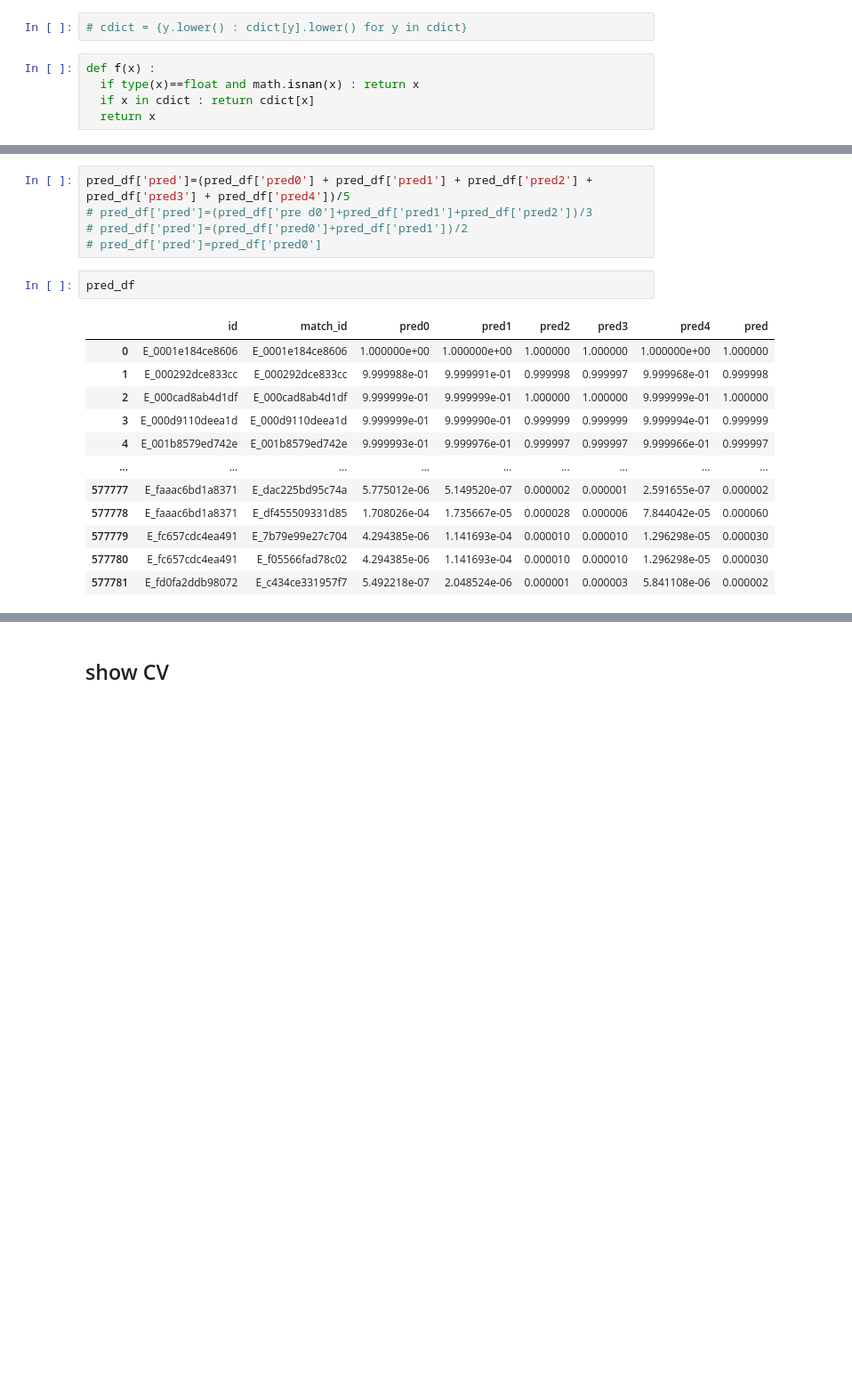
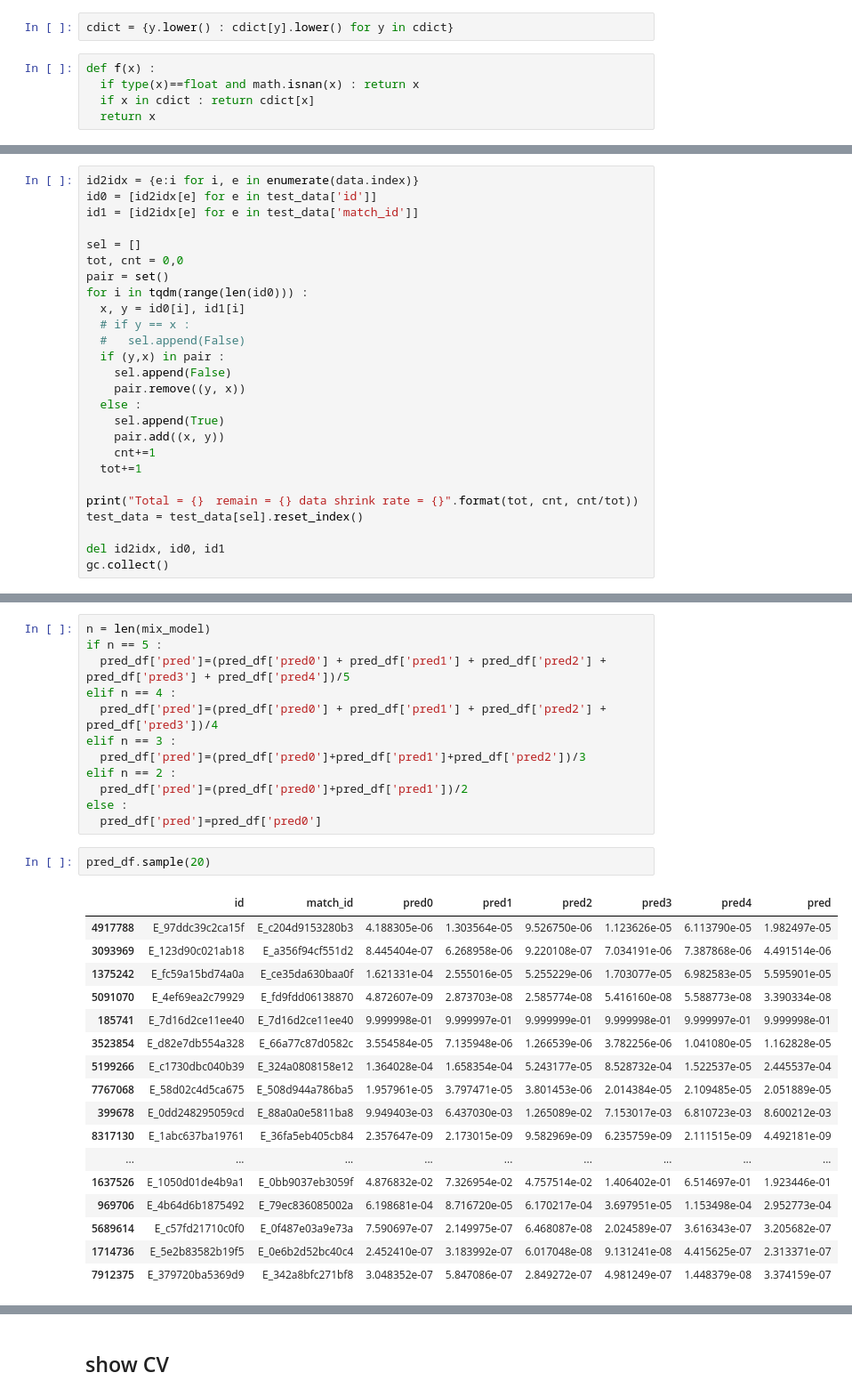
Before and after one commit to aruaru0/Foursquare-Location-Matching, a Jupyter notebook: FourSqure_CV確認.ipynb, the cells around one changed output, grey strips where cells are left out. Shown: that part at 89% size. Cells and saved outputs as stored; diff of their text form; blank space fills up the shorter version.

```diff
--- a/FourSqure_CV確認.ipynb
+++ b/FourSqure_CV確認.ipynb
@@ -1610,5 +1167,5 @@ cdict =  {'ATMs': 'Banks',
 # %%
-# cdict = {y.lower() : cdict[y].lower() for y in cdict}
+cdict = {y.lower() : cdict[y].lower() for y in cdict}
 # %%
 def f(x) :
   if type(x)==float and math.isnan(x) : return x
@@ -1710,0 +1347,26 @@ Num of test data: 577782
+# %%
+id2idx = {e:i for i, e in enumerate(data.index)}
+id0 = [id2idx[e] for e in test_data['id']]
+id1 = [id2idx[e] for e in test_data['match_id']]
+
+sel = []
+tot, cnt = 0,0
+pair = set()
+for i in tqdm(range(len(id0))) :
+  x, y = id0[i], id1[i]
+  # if y == x :
+  #   sel.append(False)
+  if (y,x) in pair :
+    sel.append(False)
+    pair.remove((y, x))
+  else :
+    sel.append(True)
+    pair.add((x, y))
+    cnt+=1
+  tot+=1
+
+print("Total = {}　remain = {} data shrink rate = {}".format(tot, cnt, cnt/tot))
+test_data = test_data[sel].reset_index()
+
+del id2idx, id0, id1
+gc.collect()
@@ -1854,20 +1523,32 @@ pred_df
 # %%
-pred_df['pred']=(pred_df['pred0'] + pred_df['pred1'] + pred_df['pred2'] + pred_df['pred3'] + pred_df['pred4'])/5
-# pred_df['pred']=(pred_df['pre d0']+pred_df['pred1']+pred_df['pred2'])/3
-# pred_df['pred']=(pred_df['pred0']+pred_df['pred1'])/2
-# pred_df['pred']=pred_df['pred0']
+n = len(mix_model)
+if n == 5 :
+  pred_df['pred']=(pred_df['pred0'] + pred_df['pred1'] + pred_df['pred2'] + pred_df['pred3'] + pred_df['pred4'])/5
+elif n == 4 :
+  pred_df['pred']=(pred_df['pred0'] + pred_df['pred1'] + pred_df['pred2'] + pred_df['pred3'])/4
+elif n == 3 :
+  pred_df['pred']=(pred_df['pred0']+pred_df['pred1']+pred_df['pred2'])/3
+elif n == 2 :
+  pred_df['pred']=(pred_df['pred0']+pred_df['pred1'])/2
+else :
+  pred_df['pred']=pred_df['pred0']
 # %%
-pred_df
+pred_df.sample(20)
 # %% [output]
 |  | id | match_id | pred0 | pred1 | pred2 | pred3 | pred4 | pred |
-| 0 | E_0001e184ce8606 | E_0001e184ce8606 | 1.000000e+00 | 1.000000e+00 | 1.000000 | 1.000000 | 1.000000e+00 | 1.000000 |
-| 1 | E_000292dce833cc | E_000292dce833cc | 9.999988e-01 | 9.999991e-01 | 0.999998 | 0.999997 | 9.999968e-01 | 0.999998 |
-| 2 | E_000cad8ab4d1df | E_000cad8ab4d1df | 9.999999e-01 | 9.999999e-01 | 1.000000 | 1.000000 | 9.999999e-01 | 1.000000 |
-| 3 | E_000d9110deea1d | E_000d9110deea1d | 9.999999e-01 | 9.999990e-01 | 0.999999 | 0.999999 | 9.999994e-01 | 0.999999 |
-| 4 | E_001b8579ed742e | E_001b8579ed742e | 9.999993e-01 | 9.999976e-01 | 0.999997 | 0.999997 | 9.999966e-01 | 0.999997 |
+| 4917788 | E_97ddc39c2ca15f | E_c204d9153280b3 | 4.188305e-06 | 1.303564e-05 | 9.526750e-06 | 1.123626e-05 | 6.113790e-05 | 1.982497e-05 |
+| 3093969 | E_123d90c021ab18 | E_a356f94cf551d2 | 8.445404e-07 | 6.268958e-06 | 9.220108e-07 | 7.034191e-06 | 7.387868e-06 | 4.491514e-06 |
+| 1375242 | E_fc59a15bd74a0a | E_ce35da630baa0f | 1.621331e-04 | 2.555016e-05 | 5.255229e-06 | 1.703077e-05 | 6.982583e-05 | 5.595901e-05 |
+| 5091070 | E_4ef69ea2c79929 | E_fd9fdd06138870 | 4.872607e-09 | 2.873703e-08 | 2.585774e-08 | 5.416160e-08 | 5.588773e-08 | 3.390334e-08 |
+| 185741 | E_7d16d2ce11ee40 | E_7d16d2ce11ee40 | 9.999998e-01 | 9.999997e-01 | 9.999999e-01 | 9.999998e-01 | 9.999997e-01 | 9.999998e-01 |
+| 3523854 | E_d82e7db554a328 | E_66a77c87d0582c | 3.554584e-05 | 7.135948e-06 | 1.266539e-06 | 3.782256e-06 | 1.041080e-05 | 1.162828e-05 |
+| 5199266 | E_c1730dbc040b39 | E_324a0808158e12 | 1.364028e-04 | 1.658354e-04 | 5.243177e-05 | 8.528732e-04 | 1.522537e-05 | 2.445537e-04 |
+| 7767068 | E_58d02c4d5ca675 | E_508d944a786ba5 | 1.957961e-05 | 3.797471e-05 | 3.801453e-06 | 2.014384e-05 | 2.109485e-05 | 2.051889e-05 |
+| 399678 | E_0dd248295059cd | E_88a0a0e5811ba8 | 9.949403e-03 | 6.437030e-03 | 1.265089e-02 | 7.153017e-03 | 6.810723e-03 | 8.600212e-03 |
+| 8317130 | E_1abc637ba19761 | E_36fa5eb405cb84 | 2.357647e-09 | 2.173015e-09 | 9.582969e-09 | 6.235759e-09 | 2.111515e-09 | 4.492181e-09 |
 | ... | ... | ... | ... | ... | ... | ... | ... | ... |
-| 577777 | E_faaac6bd1a8371 | E_dac225bd95c74a | 5.775012e-06 | 5.149520e-07 | 0.000002 | 0.000001 | 2.591655e-07 | 0.000002 |
-| 577778 | E_faaac6bd1a8371 | E_df455509331d85 | 1.708026e-04 | 1.735667e-05 | 0.000028 | 0.000006 | 7.844042e-05 | 0.000060 |
-| 577779 | E_fc657cdc4ea491 | E_7b79e99e27c704 | 4.294385e-06 | 1.141693e-04 | 0.000010 | 0.000010 | 1.296298e-05 | 0.000030 |
-| 577780 | E_fc657cdc4ea491 | E_f05566fad78c02 | 4.294385e-06 | 1.141693e-04 | 0.000010 | 0.000010 | 1.296298e-05 | 0.000030 |
-| 577781 | E_fd0fa2ddb98072 | E_c434ce331957f7 | 5.492218e-07 | 2.048524e-06 | 0.000001 | 0.000003 | 5.841108e-06 | 0.000002 |
+| 1637526 | E_1050d01de4b9a1 | E_0bb9037eb3059f | 4.876832e-02 | 7.326954e-02 | 4.757514e-02 | 1.406402e-01 | 6.514697e-01 | 1.923446e-01 |
+| 969706 | E_4b64d6b1875492 | E_79ec836085002a | 6.198681e-04 | 8.716720e-05 | 6.170217e-04 | 3.697951e-05 | 1.153498e-04 | 2.952773e-04 |
+| 5689614 | E_c57fd21710c0f0 | E_0f487e03a9e73a | 7.590697e-07 | 2.149975e-07 | 6.468087e-08 | 2.024589e-07 | 3.616343e-07 | 3.205682e-07 |
+| 1714736 | E_5e2b83582b19f5 | E_0e6b2d52bc40c4 | 2.452410e-07 | 3.183992e-07 | 6.017048e-08 | 9.131241e-08 | 4.415625e-07 | 2.313371e-07 |
+| 7912375 | E_379720ba5369d9 | E_342a8bfc271bf8 | 3.048352e-07 | 5.847086e-07 | 2.849272e-07 | 4.981249e-07 | 1.448379e-08 | 3.374159e-07 |
```
Also changed, not shown: parts of 51 cells of this notebook.
